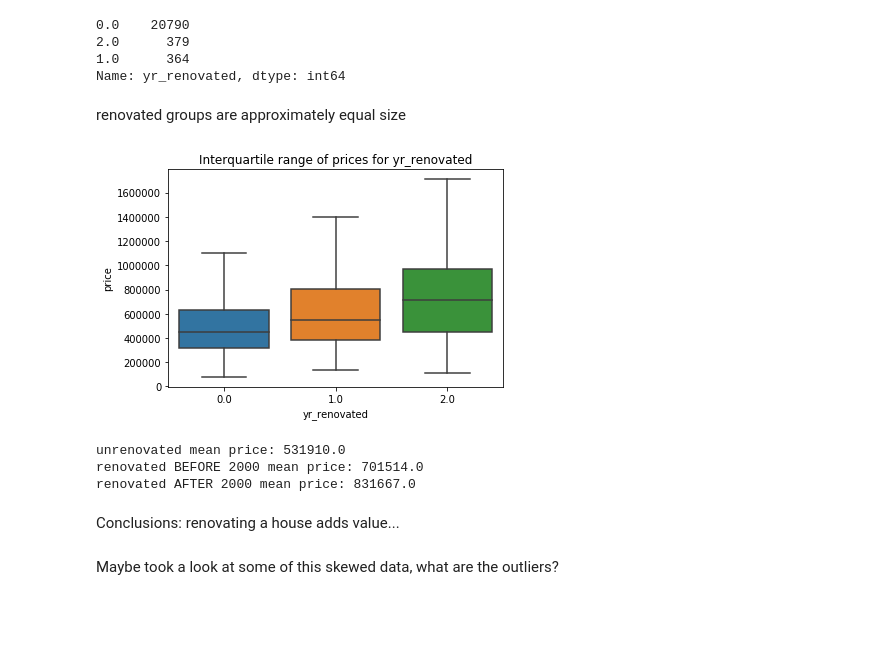
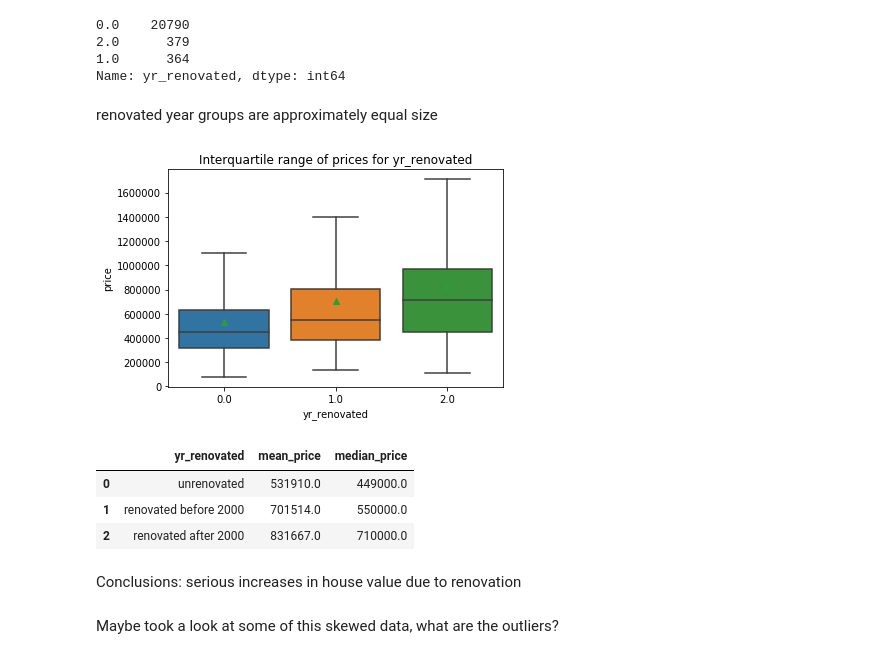
Before and after one commit to ktzioumis/Kings-County-Housing-Prices, a Jupyter notebook: student.ipynb, the cells around one changed output. Drawn from its saved outputs; the diff is of its cells as text; code cells hidden in the pictures; blank space fills up the shorter version.

```diff
--- a/student.ipynb
+++ b/student.ipynb
@@ -537,22 +490,34 @@ See the caveats in the documentation: http://pandas.pydata.org/pandas-docs/stabl
 1.0      364
 Name: yr_renovated, dtype: int64
 # %% [markdown]
-renovated groups are approximately equal size
+renovated year groups are approximately equal size
 # %%
-sns.boxplot(df.yr_renovated,df.price, showfliers=False)
+sns.boxplot(df.yr_renovated,df.price, showfliers=False, showmeans=True)
 plt.title('Interquartile range of prices for yr_renovated')
+plt.show()
+#display price means and medians
 
-plt.show()
-#display price means
-print('unrenovated mean price:',round(df.price.loc[df.yr_renovated==0].mean()),'\nrenovated BEFORE 2000 mean price:',round(df.price.loc[df.yr_renovated==1].mean()),'\nrenovated AFTER 2000 mean price:',round(df.price.loc[df.yr_renovated==2].mean()))
+ren_label=['unrenovated','renovated before 2000','renovated after 2000']
+ren_mean=[]
+ren_median=[]
+for i in [0,1,2]:
+    ren_mean.append(round(df.price.loc[df.yr_renovated==i].mean()))
+    ren_median.append(round(df.price.loc[df.yr_renovated==i].median()))
+reno=pd.DataFrame([])
+reno['yr_renovated']=ren_label
+reno['mean_price']=ren_mean
+reno['median_price']=ren_median
+reno
+#print('unrenovated mean price:',round(df.price.loc[df.yr_renovated==0].mean()),'median price:',round(df.price.loc[df.yr_renovated==0].median()),'\nrenovated BEFORE 2000 mean price:',round(df.price.loc[df.yr_renovated==1].mean()),'median price:',round(df.price.loc[df.yr_renovated==1].median()),'\nrenovated AFTER 2000 mean price:',round(df.price.loc[df.yr_renovated==2].mean()),'median price:',round(df.price.loc[df.yr_renovated==2].median()))
 # %% [output]
-[figure, old version]
+[figure, new version]
-unrenovated mean price: 531910.0
-renovated BEFORE 2000 mean price: 701514.0
-renovated AFTER 2000 mean price: 831667.0
+|  | yr_renovated | mean_price | median_price |
+| 0 | unrenovated | 531910.0 | 449000.0 |
+| 1 | renovated before 2000 | 701514.0 | 550000.0 |
+| 2 | renovated after 2000 | 831667.0 | 710000.0 |
-# %% [markdown]
-Conclusions:
-renovating a house adds value...
+# %% [markdown]
+Conclusions:
+serious increases in house value due to renovation
 # %% [markdown]
 Maybe took a look at some of this skewed data, what are the outliers?
 # %%
```
Also changed, not shown: parts of 28 cells of this notebook.
